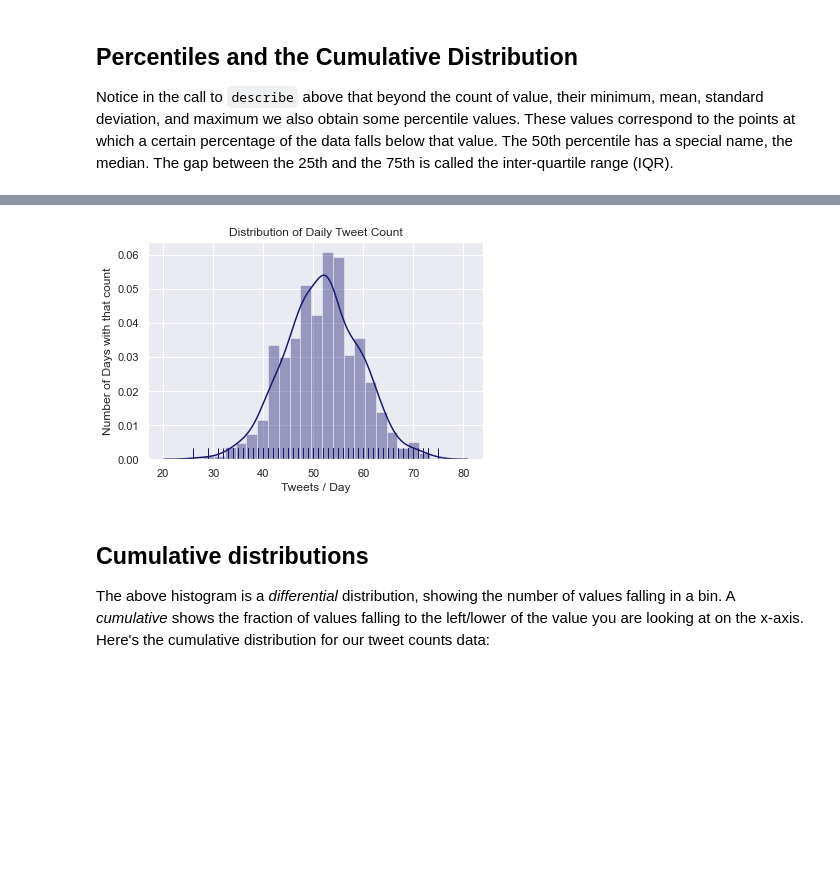
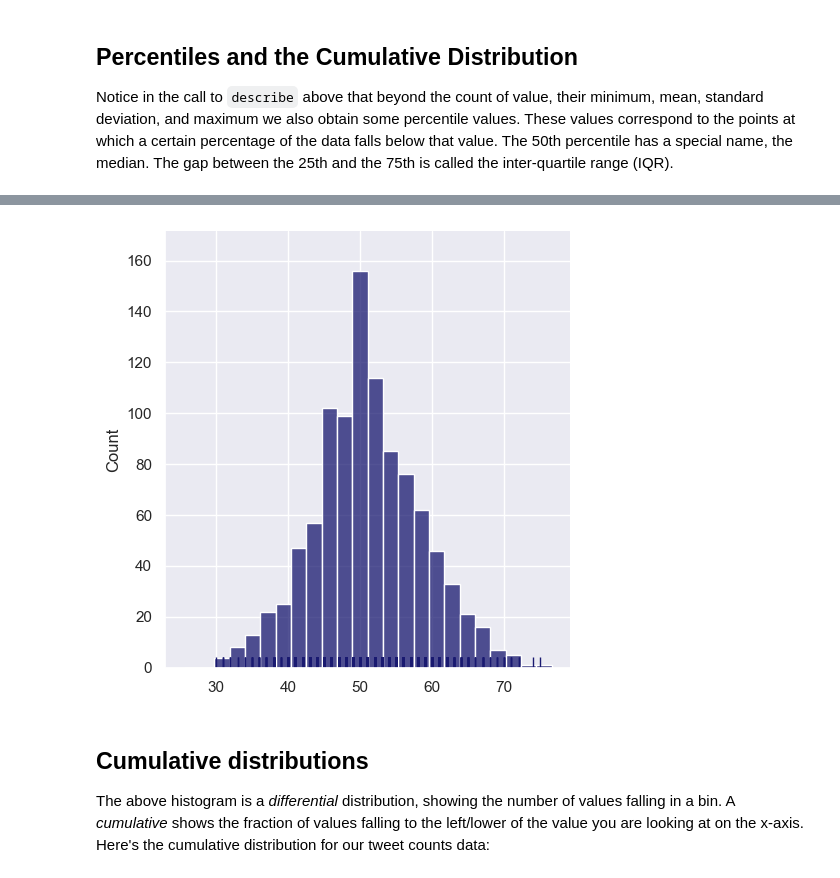
Before and after one commit to zirmite/odsc-2022-statistics, a Jupyter notebook: notebooks/Lesson 1.ipynb, the cells around one changed output, grey strips where cells are left out. Cells and saved outputs as stored; diff of their text form; code cells hidden in the pictures; blank space fills up the shorter version.

```diff
--- a/notebooks/Lesson 1.ipynb
+++ b/notebooks/Lesson 1.ipynb
@@ -99,17 +99,17 @@ sns.boxplot(tweet_counts)
 # %%
 sample_mean = tweet_counts.mean()
 bins = np.linspace(0.5*sample_mean, 1.5*sample_mean, 25)
-ax = sns.distplot(
+ax = sns.displot(
     tweet_counts,
     bins=bins,
     rug=True,
     color='midnightblue',
 )
-_ = ax.set_xlabel('Tweets / Day')
-_ = ax.set_ylabel('Number of Days with that count')
-_ = ax.set_title('Distribution of Daily Tweet Count')
+# _ = ax.set_xlabel('Tweets / Day')
+# _ = ax.set_ylabel('Number of Days with that count')
+# _ = ax.set_title('Distribution of Daily Tweet Count')
 # %% [output]
-[figure, old version]
+[figure, new version]
 # %% [markdown]
 ## Cumulative distributions
 
```
Also changed, not shown: parts of 11 cells of this notebook.
